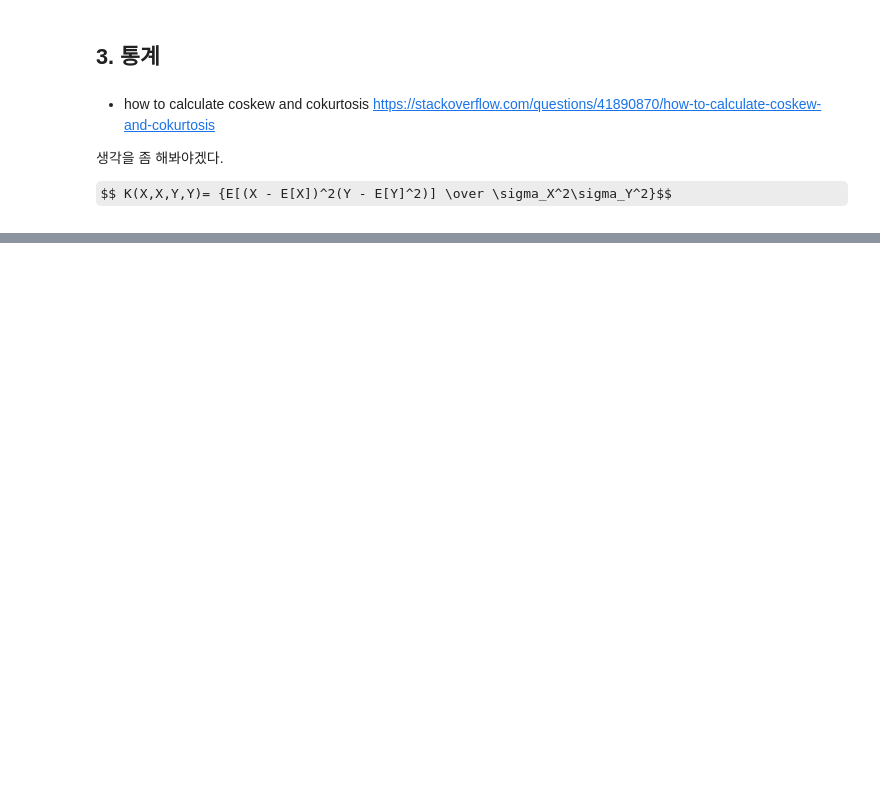
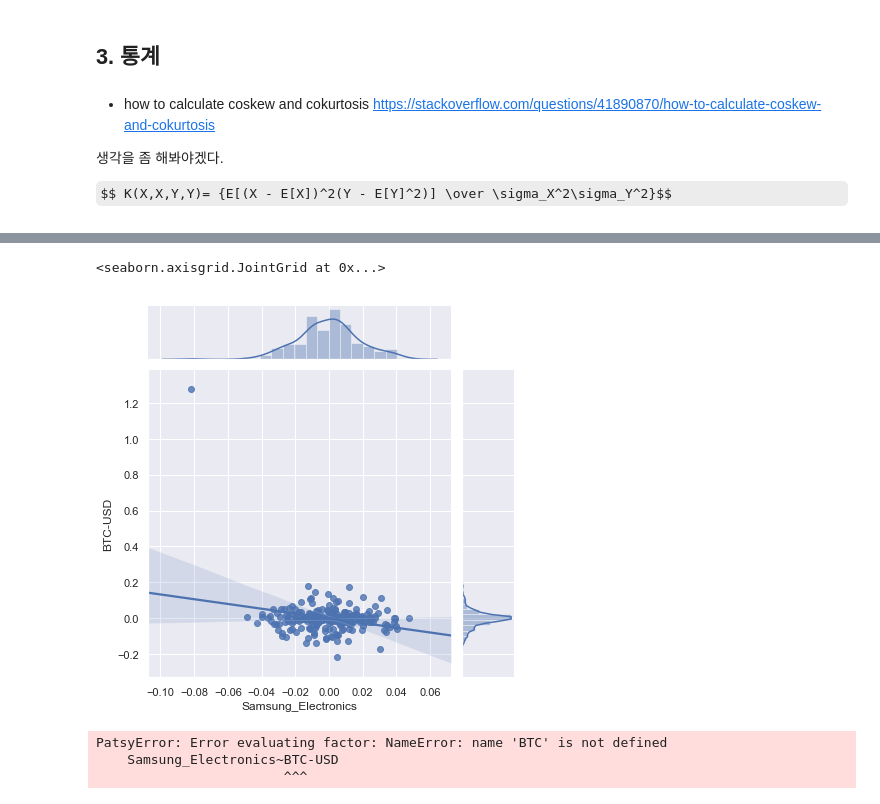
Before and after one commit to kooBH/FinanceServer, a Jupyter notebook: Doc.ipynb, the cells around one changed output, grey strips where cells are left out. Saved outputs shown, nothing was run; the diff lists cells and outputs as text; code cells hidden in the pictures; some formulas as TeX source; blank space fills up the shorter version.

```diff
--- a/Doc.ipynb
+++ b/Doc.ipynb
@@ -77,0 +117,8 @@ t_data.kurt()
+# %%
+target_1 = 'Samsung_Electronics'
+target_2 = 'BTC_USD'
+# %%
+ols_df1 = pd.read_csv(target_1 + '.csv',index_col='Date')
+ols_df1 = ols_df1[['Close']]
+ols_df1.columns = [target_1]
+ols_df1.head()
@@ -77,0 +133,5 @@ t_data.kurt()
+# %%
+ols_df2 = pd.read_csv(target_2 + '.csv',index_col='Date')
+ols_df2 = ols_df2[['Close']]
+ols_df2.columns = [target_2]
+ols_df2.head()
@@ -77,0 +146,5 @@ t_data.kurt()
+# %%
+new_df = pd.concat([ols_df1, ols_df2], axis=1, sort=False)
+new_df = new_df.dropna()
+new_df = new_df[-240:]
+new_df.head()
@@ -77,0 +158,14 @@ t_data.kurt()
+# %%
+ret_index = new_df.pct_change()
+ret_index = ret_index.dropna()
+sns.jointplot(target_1, target_2, data = ret_index, kind='reg')
+# %% [output]
+<seaborn.axisgrid.JointGrid at 0x...>
+[figure, added]
+# %%
+model_fit = ols(target_1+'~'+target_2, data=ret_index).fit()
+print(model_fit.summary())
+# %% [output]
+PatsyError: Error evaluating factor: NameError: name 'BTC' is not defined
+    Samsung_Electronics~BTC-USD
+                        ^^^
```
Also changed, not shown: parts of 12 cells of this notebook, 1 other file.
